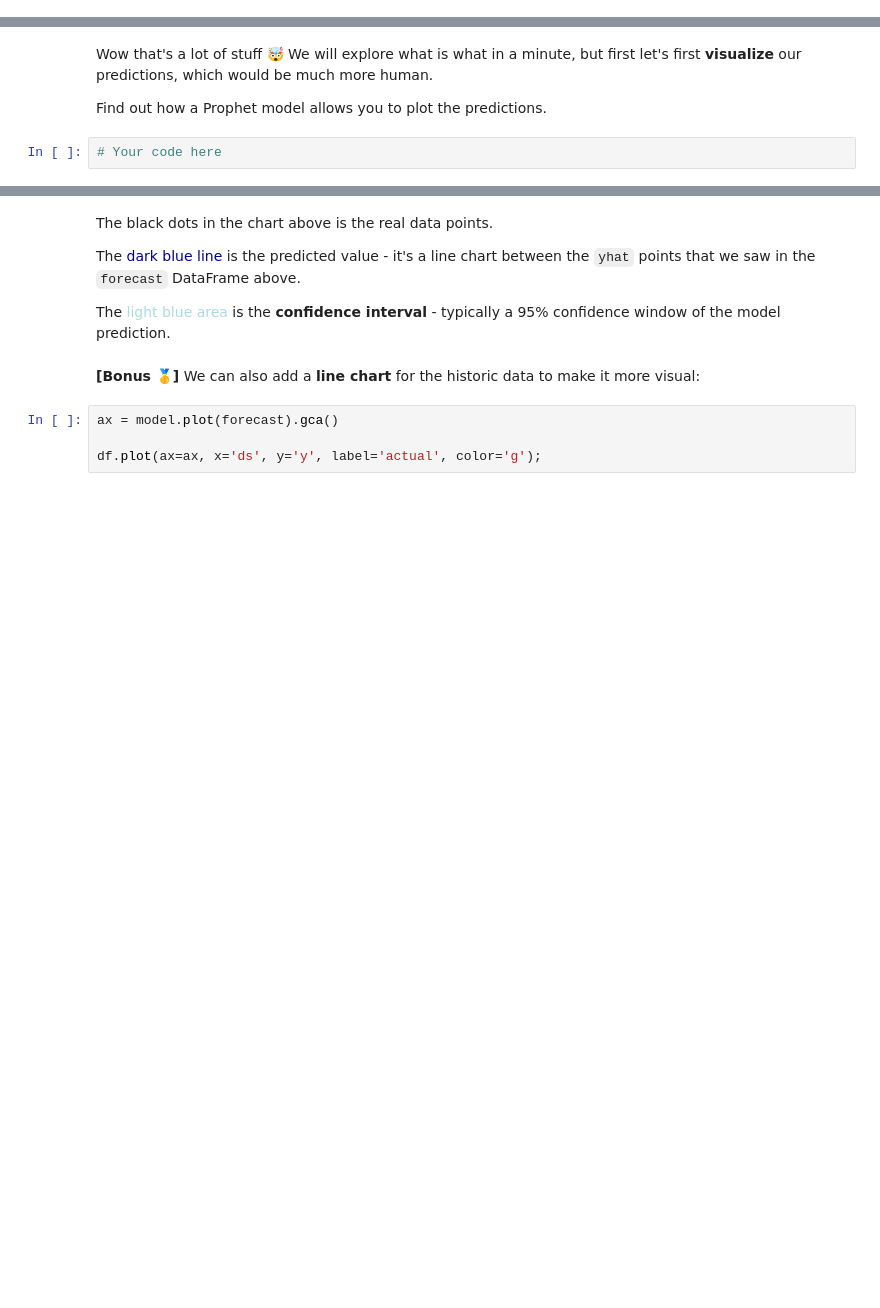
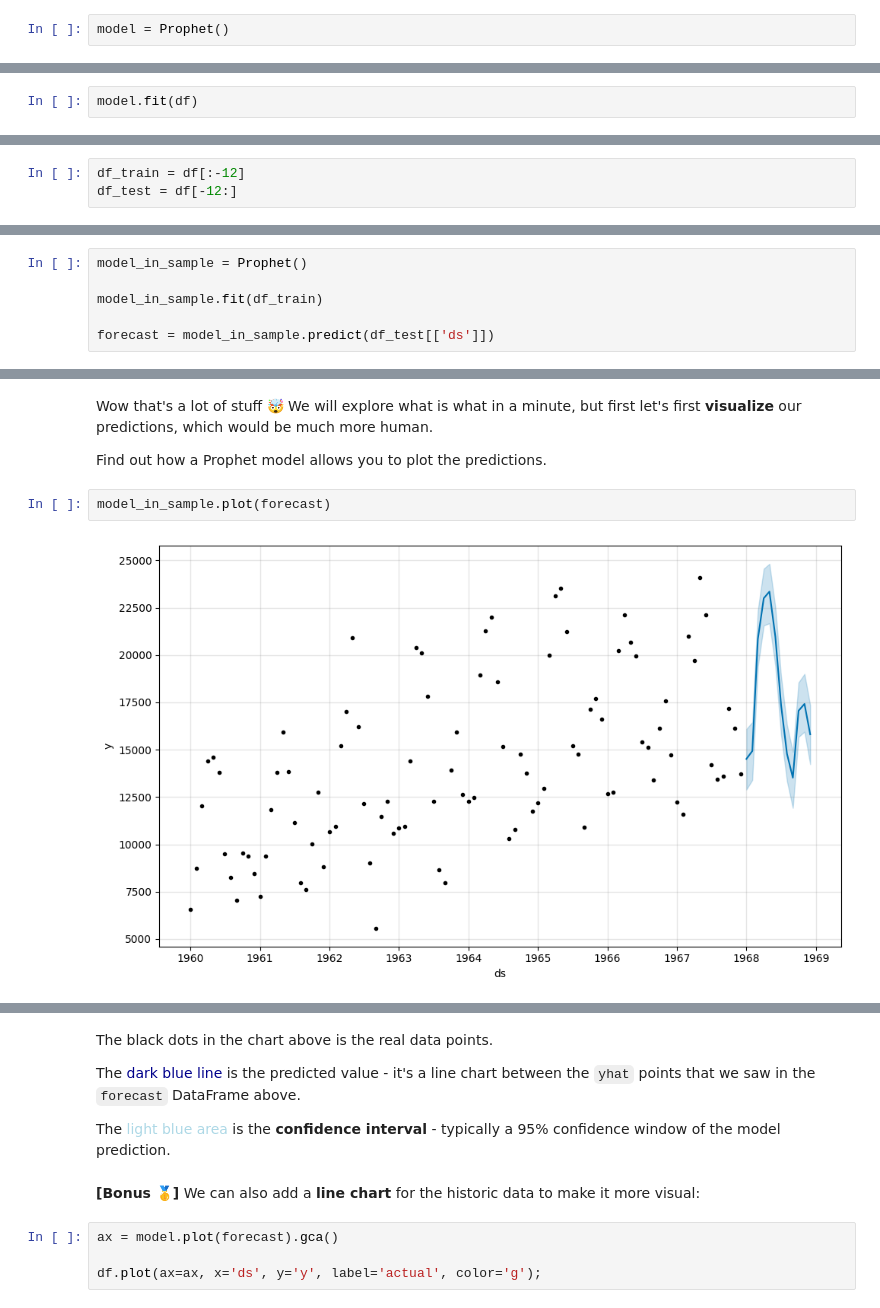
Before and after one commit to olamarujo/le_wagon-python, a Jupyter notebook: 09- Class/02- Introdution to Prophet/02_Introduction_to_Prophet.ipynb, the cells around one changed output, grey strips where cells are left out. Cells and saved outputs as stored; diff of their text form; blank space fills up the shorter version.

```diff
--- a/09- Class/02- Introdution to Prophet/02_Introduction_to_Prophet.ipynb
+++ b/09- Class/02- Introdution to Prophet/02_Introduction_to_Prophet.ipynb
@@ -78,3 +106,5 @@ At the top of this notebook we imported the `Prophet` *class*. This class is the
+# %%
+model = Prophet()
 # %% [markdown]
 **2. Training the model**
 
@@ -85,0 +114,2 @@ We have a `model` ready, but it is not trained yet. That's our next step - we wi
+# %%
+model.fit(df)
@@ -110,0 +143,3 @@ df[100:102]
+# %%
+df_train = df[:-12]
+df_test = df[-12:]
@@ -114,0 +164,6 @@ We are now ready to create a **forecast** - a DataFrame with predictions from ou
+# %%
+model_in_sample = Prophet()
+
+model_in_sample.fit(df_train)
+
+forecast = model_in_sample.predict(df_test[['ds']])
@@ -116,5 +190,7 @@ We are now ready to create a **forecast** - a DataFrame with predictions from ou
 Wow that's a lot of stuff 🤯 We will explore what is what in a minute, but first let's first **visualize** our predictions, which would be much more human.
 
 Find out how a Prophet model allows you to plot the predictions.
-# %%
-# Your code here
+# %%
+model_in_sample.plot(forecast)
+# %% [output]
+[figure, added]
```
Also changed, not shown: parts of 36 cells of this notebook, 8 other files.
